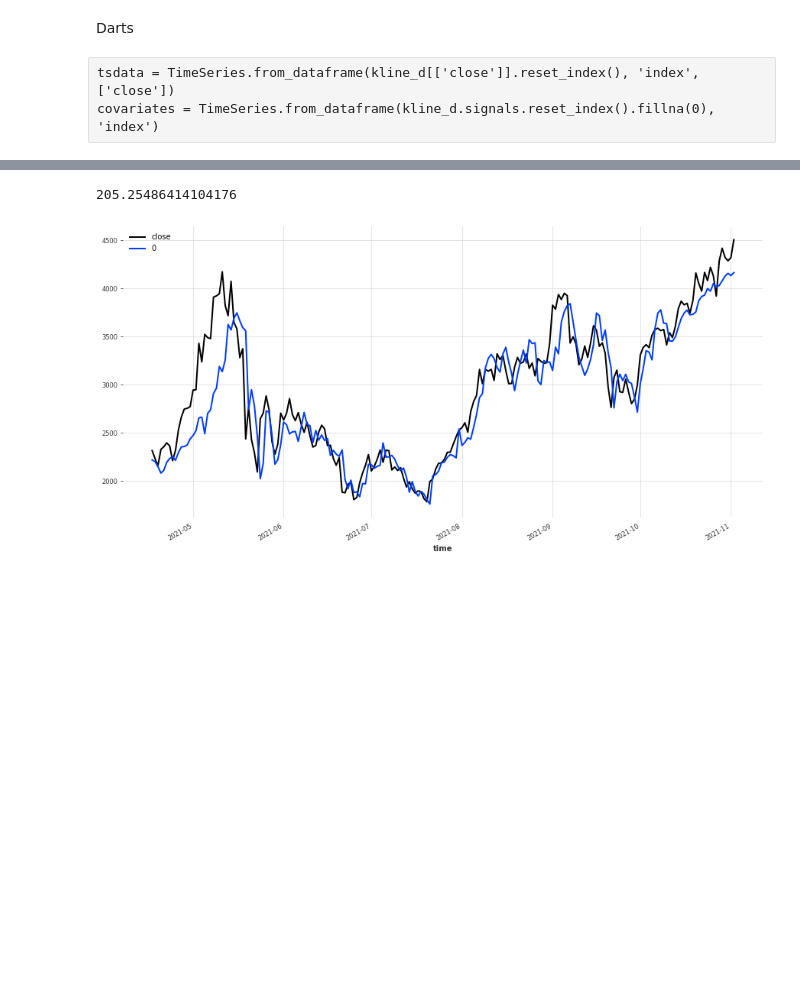
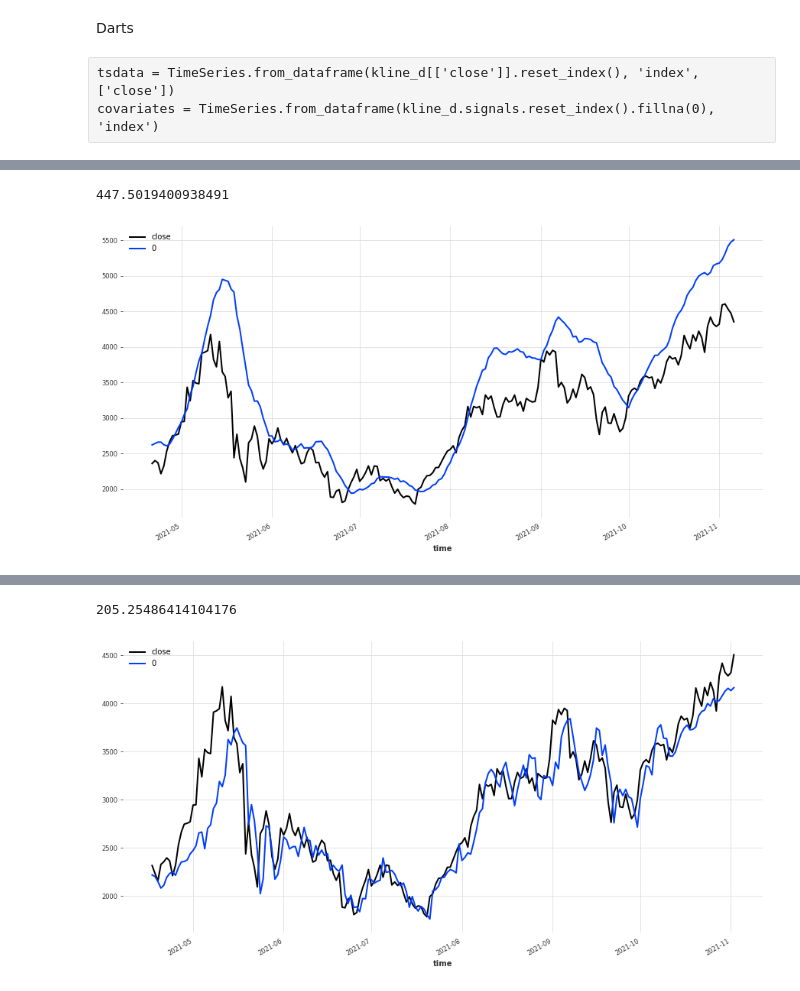
Before and after one commit to GuillaumeDMMarion/crypto-invest, a Jupyter notebook: notebooks/Implementation_rl.ipynb, the cells around one changed output, grey strips where cells are left out. Drawn from its saved outputs; the diff is of its cells as text; code cells hidden in the pictures; blank space fills up the shorter version.

```diff
--- a/notebooks/Implementation_rl.ipynb
+++ b/notebooks/Implementation_rl.ipynb
@@ -232,0 +334,9 @@ hist_.plot()
+# %%
+hist_ = transformer.inverse_transform(hist)
+print(abs(hist_-series.slice_intersect(hist_)).mean()[0])
+fig, ax = plt.subplots(figsize=(15, 7))
+series[-200:].plot()
+hist_[-200:].plot()
+# %% [output]
+447.5019400938491
+[figure, added]
```
Also changed, not shown: parts of 25 cells of this notebook.
